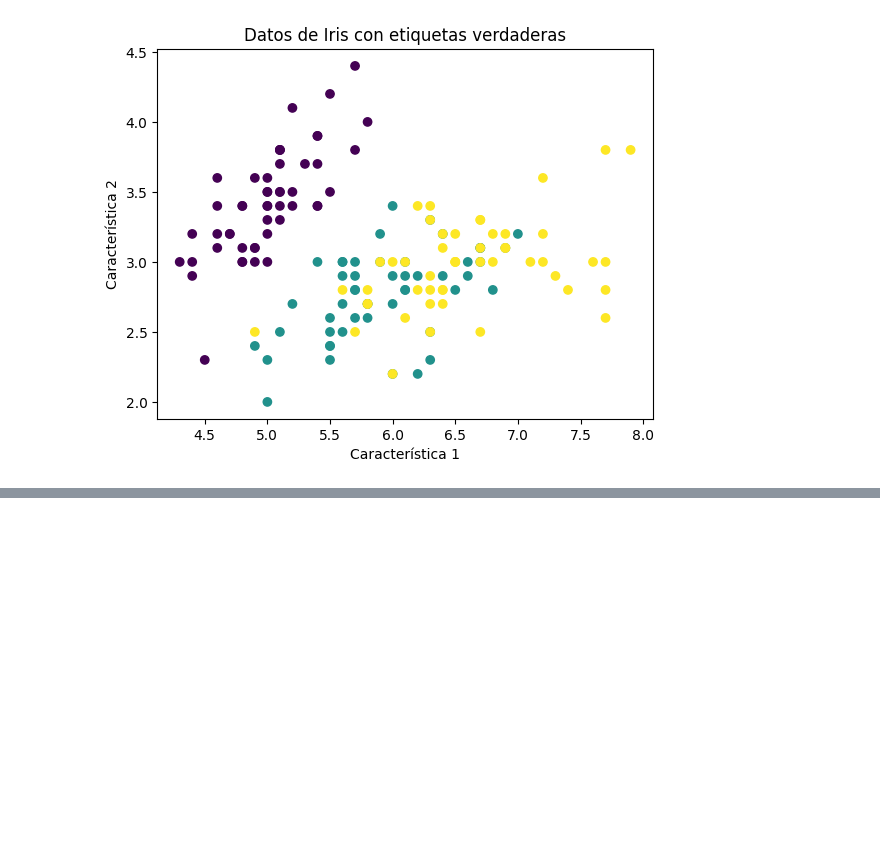
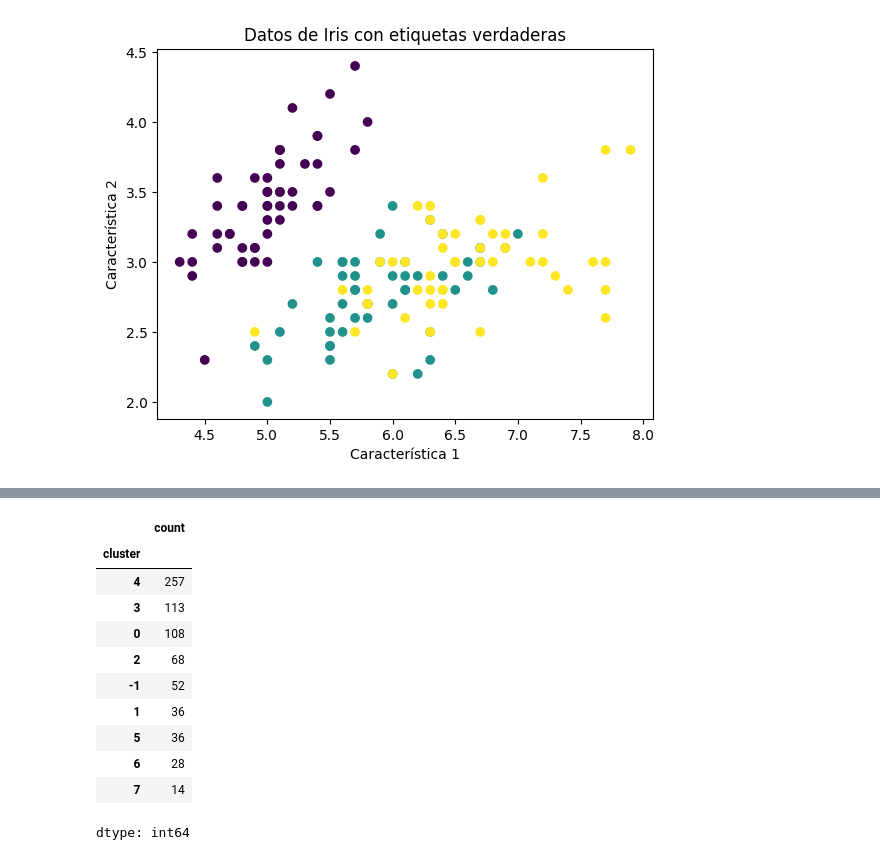
Before and after one commit to davidlealo/sic_ai_2025_sept, a Jupyter notebook: 3_machine_learning/clase_18.ipynb, the cells around one changed output, grey strips where cells are left out. Saved outputs shown, nothing was run; the diff lists cells and outputs as text; code cells hidden in the pictures; blank space fills up the shorter version.

```diff
--- a/3_machine_learning/clase_18.ipynb
+++ b/3_machine_learning/clase_18.ipynb
@@ -258,0 +457,21 @@ plt.show()
+# %%
+from sklearn.cluster import DBSCAN
+
+dbscan = DBSCAN(eps=1.5, min_samples=10)
+labels = dbscan.fit_predict(X_scaled)
+
+data['cluster'] = labels
+data['cluster'].value_counts()
+# %% [output]
+|  | count |
+| cluster |  |
+| 4 | 257 |
+| 3 | 113 |
+| 0 | 108 |
+| 2 | 68 |
+| -1 | 52 |
+| 1 | 36 |
+| 5 | 36 |
+| 6 | 28 |
+| 7 | 14 |
+dtype: int64
```
Also changed, not shown: parts of 11 cells of this notebook.
